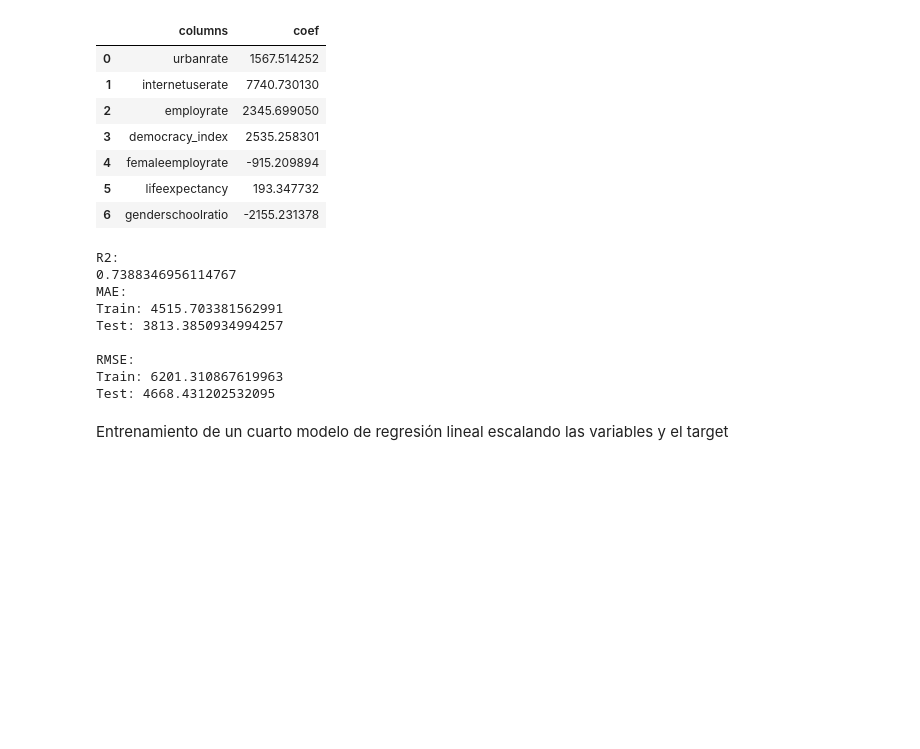
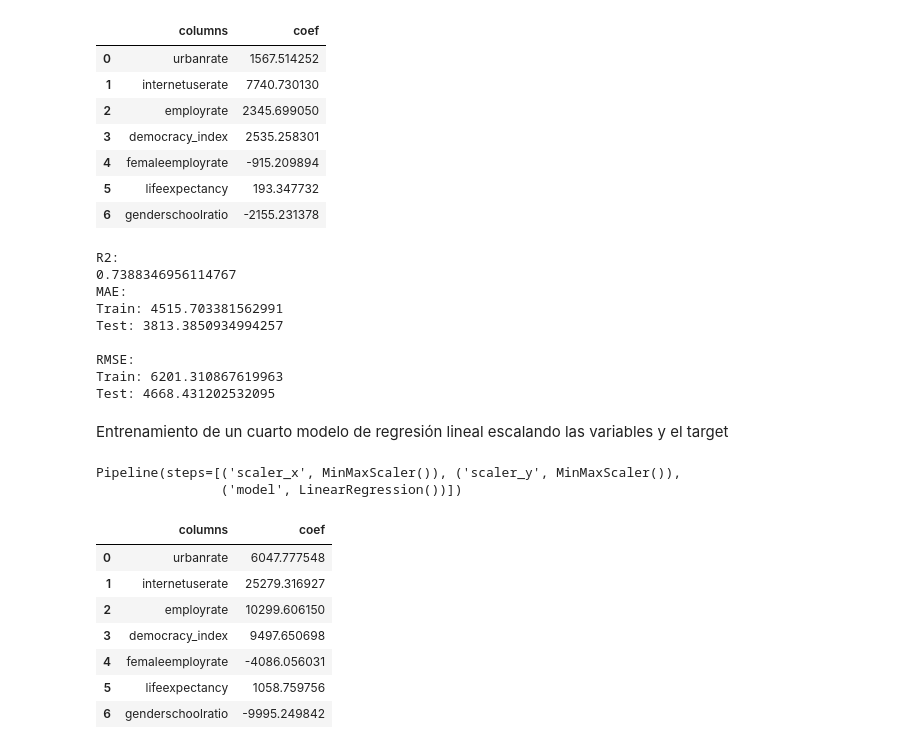
Before and after one commit to AngieRinBri/TallerPIBBancoMundial, a Jupyter notebook: Taller2.ipynb, the cells around one changed output. Drawn from its saved outputs; the diff is of its cells as text; code cells hidden in the pictures; blank space fills up the shorter version.

```diff
--- a/Taller2.ipynb
+++ b/Taller2.ipynb
@@ -850,0 +861,16 @@ Entrenamiento de un cuarto modelo de regresión lineal escalando las variables y
+# %%
+pipeline.fit(X_train, y_train)
+# %% [output]
+Pipeline(steps=[('scaler_x', MinMaxScaler()), ('scaler_y', MinMaxScaler()),
+                ('model', LinearRegression())])
+# %%
+pd.DataFrame({"columns": features, "coef": pipeline["model"].coef_[0]})
+# %% [output]
+|  | columns | coef |
+| 0 | urbanrate | 6047.777548 |
+| 1 | internetuserate | 25279.316927 |
+| 2 | employrate | 10299.606150 |
+| 3 | democracy_index | 9497.650698 |
+| 4 | femaleemployrate | -4086.056031 |
+| 5 | lifeexpectancy | 1058.759756 |
+| 6 | genderschoolratio | -9995.249842 |
```
Also changed, not shown: parts of 12 cells of this notebook.
